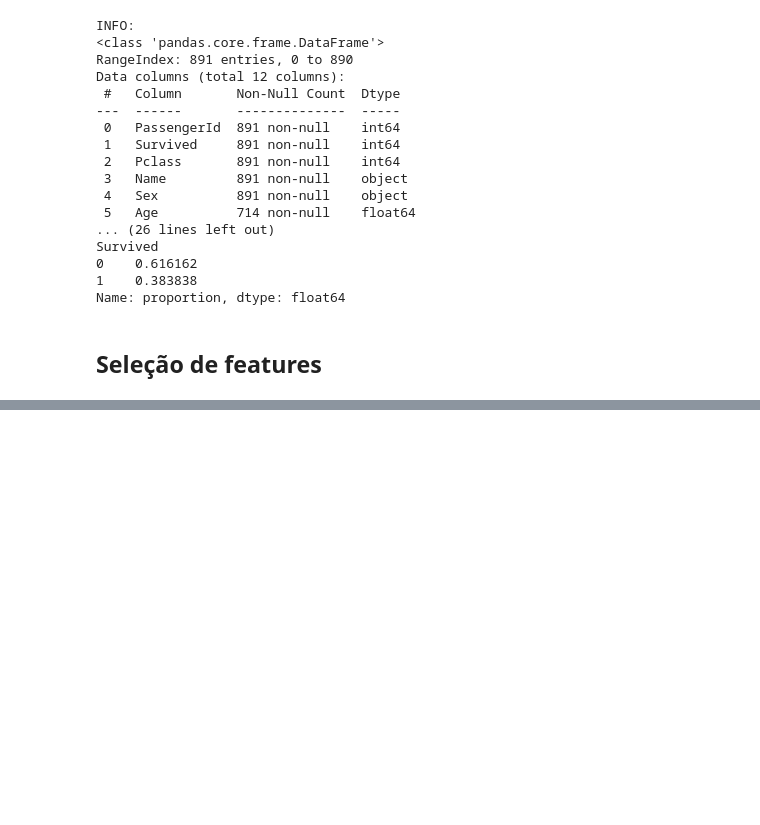
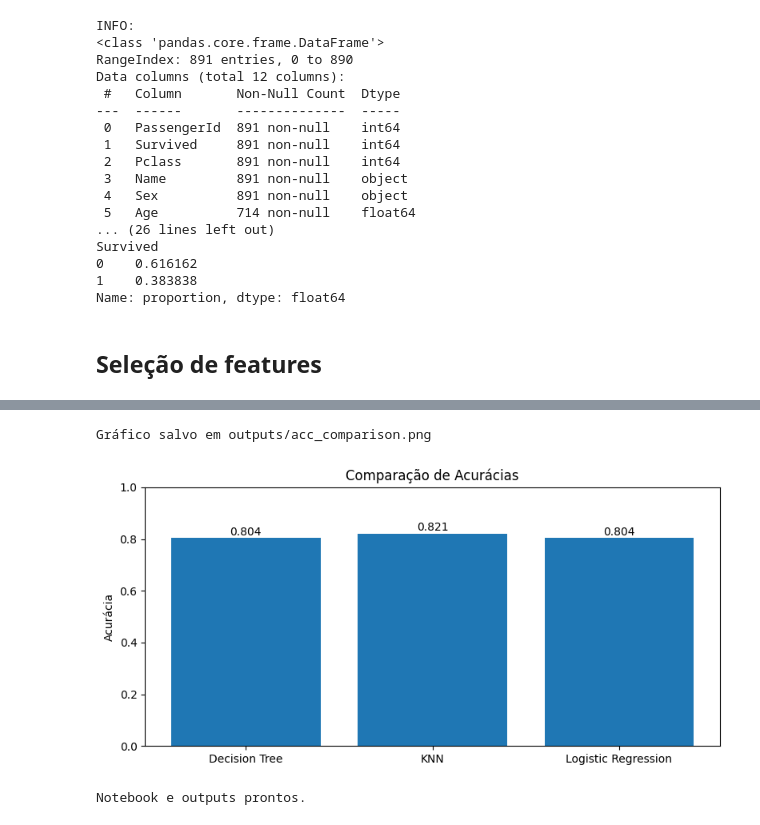
Before and after one commit to laurastj/Tarefa2_IA, a Jupyter notebook: Atividade.ipynb, the cells around one changed output, grey strips where cells are left out. Saved outputs shown, nothing was run; the diff lists cells and outputs as text; code cells hidden in the pictures; blank space fills up the shorter version.

```diff
--- a/Atividade.ipynb
+++ b/Atividade.ipynb
@@ -126,0 +164,21 @@ print('Preprocessor configurado.')
+# %%
+names = list(results.keys())
+accs = [results[n]['accuracy'] for n in names]
+
+plt.figure(figsize=(8,4))
+bars = plt.bar(names, accs)
+plt.ylim(0,1)
+plt.ylabel('Acurácia')
+plt.title('Comparação de Acurácias')
+for i,v in enumerate(accs):
+    plt.text(i, v+0.01, f'{v:.3f}', ha='center')
+plt.tight_layout()
+plt.savefig('outputs/acc_comparison.png', dpi=200, bbox_inches='tight')
+print('Gráfico salvo em outputs/acc_comparison.png')
+plt.show()
+
+print('Notebook e outputs prontos.');
+# %% [output]
+Gráfico salvo em outputs/acc_comparison.png
+[figure, added]
+Notebook e outputs prontos.
```
Also changed, not shown: parts of 4 cells of this notebook.
